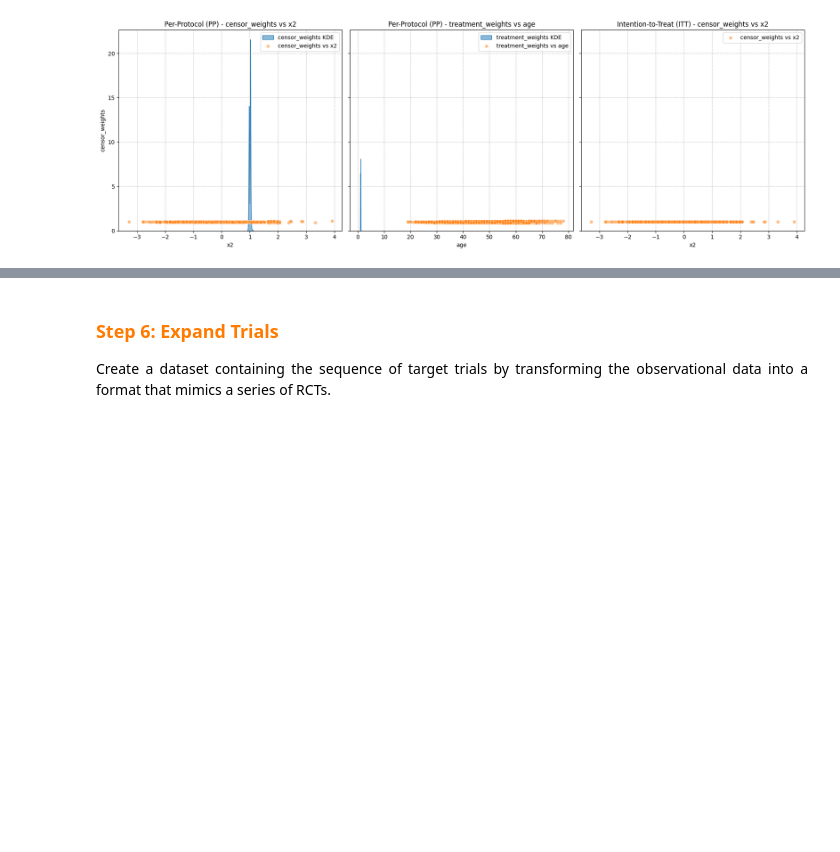
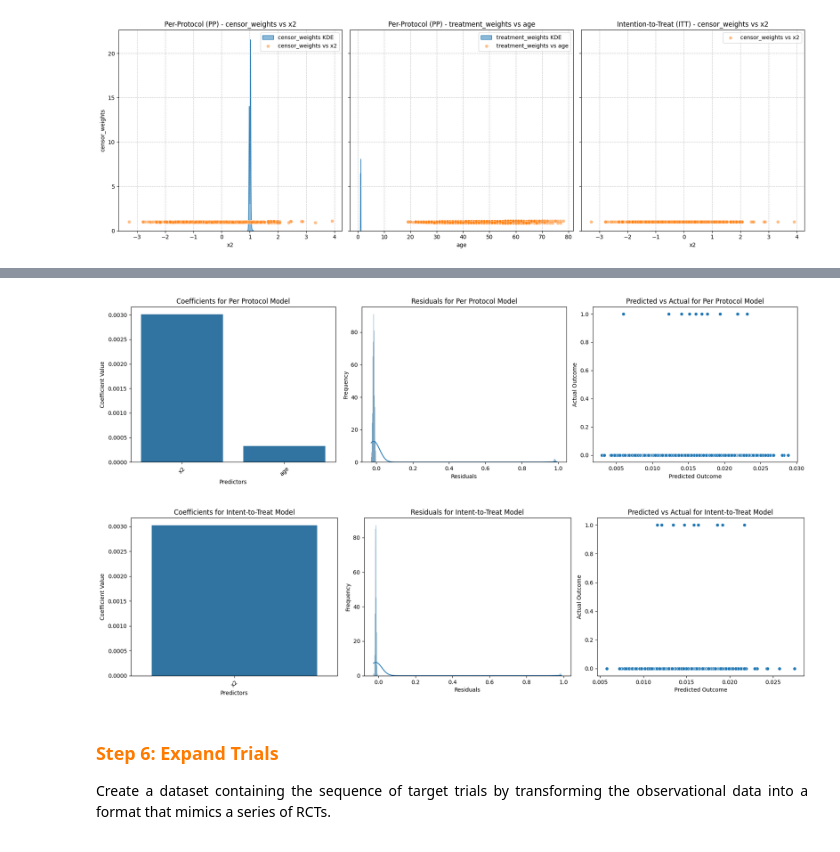
Before and after one commit to Bobberns/Target_Trial_Emulation, a Jupyter notebook: Python Codes/TTE-v1.ipynb, the cells around one changed output, grey strips where cells are left out. Saved outputs shown, nothing was run; the diff lists cells and outputs as text; code cells hidden in the pictures; blank space fills up the shorter version.

Commit message:
add: finished step 5 on specifying the outcome model with model visualization and suggestions

```diff
--- a/Python Codes/TTE-v1.ipynb
+++ b/Python Codes/TTE-v1.ipynb
@@ -1145,0 +1246,15 @@ Define the outcome model, including adjustment terms for variables in the datase
+# %%
+# Fit the outcome model for trial_pp
+formula_pp = trial_pp.attrs['outcome_model']['formula']
+model_pp = smf.ols(formula_pp, data=trial_pp).fit()
+
+# Fit the outcome model for trial_itt
+formula_itt = trial_itt.attrs['outcome_model']['formula']
+model_itt = smf.ols(formula_itt, data=trial_itt).fit()
+
+# Print model summaries
+print("trial_pp model summary:")
+print(model_pp.summary())
+
+print("trial_itt model summary:")
+print(model_itt.summary())
@@ -1146,3 +1289,58 @@ Define the outcome model, including adjustment terms for variables in the datase
+# %%
+os.makedirs("../Datasets/trial_pp", exist_ok=True)
+os.makedirs("../Datasets/trial_itt", exist_ok=True)
+
+# Function to plot coefficients
+def plot_coefficients(ax, model, title):
+    coefs = model.params.drop('Intercept')  # Drop intercept for better visualization
+    sns.barplot(x=coefs.index, y=coefs.values, ax=ax)
+    ax.set_title(title)
+    ax.set_xlabel('Predictors')
+    ax.set_ylabel('Coefficient Value')
+    ax.tick_params(axis='x', rotation=45)
+
+# Function to plot residuals
+def plot_residuals(ax, model, title):
+    residuals = model.resid
+    sns.histplot(residuals, kde=True, ax=ax)
+    ax.set_title(title)
+    ax.set_xlabel('Residuals')
+    ax.set_ylabel('Frequency')
+
+# Function to plot predicted vs actual
+def plot_predicted_vs_actual(ax, model, data, title):
+    predicted = model.predict(data)
+    sns.scatterplot(x=predicted, y=data['outcome'], ax=ax)
+    ax.set_title(title)
+    ax.set_xlabel('Predicted Outcome')
+    ax.set_ylabel('Actual Outcome')
+
+# Create subplots for trial_pp
+fig_pp, axes_pp = plt.subplots(1, 3, figsize=(18, 5))  # 1 row, 3 columns for horizontal layout
+
+# Plot coefficients, residuals, and predicted vs actual for trial_pp
+plot_coefficients(axes_pp[0], model_pp, 'Coefficients for Per Protocol Model')
+plot_residuals(axes_pp[1], model_pp, 'Residuals for Per Protocol Model')
+plot_predicted_vs_actual(axes_pp[2], model_pp, trial_pp, 'Predicted vs Actual for Per Protocol Model')
+
+# Adjust layout and save trial_pp figure
+plt.tight_layout()
+plt.savefig("../Datasets/trial_pp/20_Trial_PP_plots.png", dpi=300, bbox_inches='tight')
+
+# Create subplots for trial_itt
+fig_itt, axes_itt = plt.subplots(1, 3, figsize=(18, 5))  # 1 row, 3 columns for horizontal layout
+
+# Plot coefficients, residuals, and predicted vs actual for trial_itt
+plot_coefficients(axes_itt[0], model_itt, 'Coefficients for Intent-to-Treat Model')
+plot_residuals(axes_itt[1], model_itt, 'Residuals for Intent-to-Treat Model')
+plot_predicted_vs_actual(axes_itt[2], model_itt, trial_itt, 'Predicted vs Actual for Intent-to-Treat Model')
+
+# Adjust layout and save trial_itt figure
+plt.tight_layout()
+plt.savefig("../Datasets/trial_itt/20_Trial_ITT_plots.png", dpi=300, bbox_inches='tight')
+# %% [output]
+[figure, added]
+[figure, added]
 # %% [markdown]
 <div align="justify">
 
```
Also changed, not shown: parts of 7 cells of this notebook, 7 other files.
